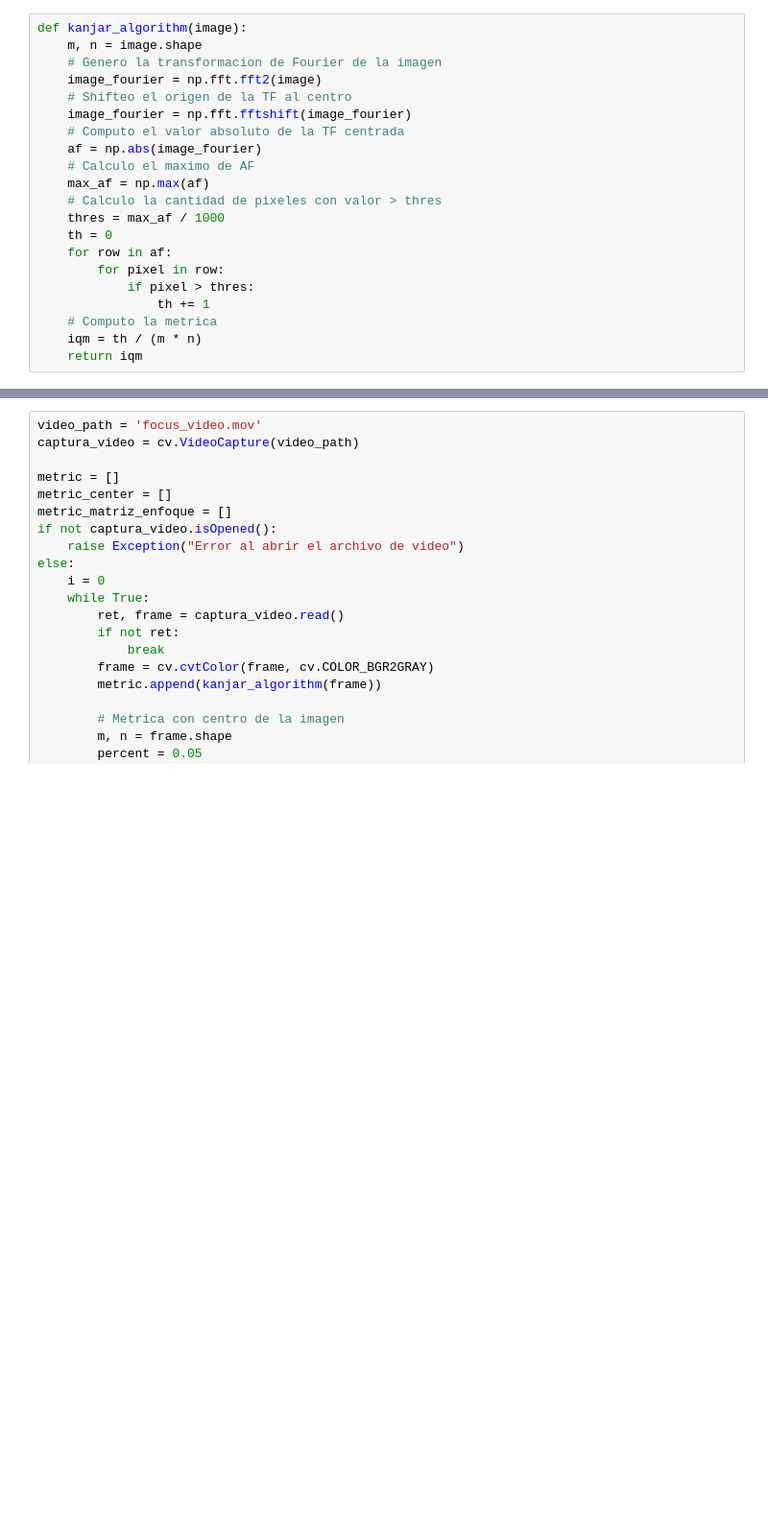
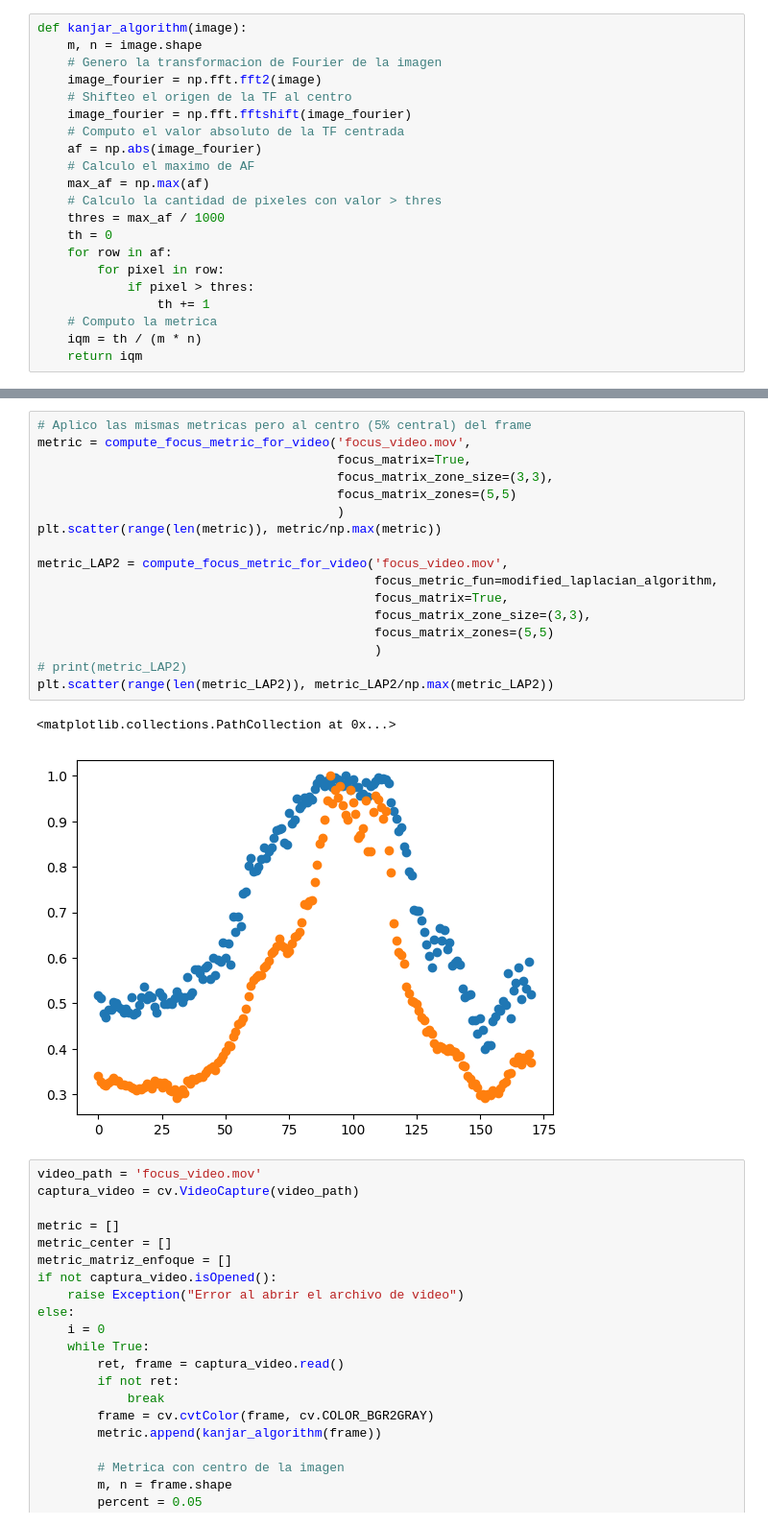
Before and after one commit to jteich99/vision_computadora_i, a Jupyter notebook: TPs/tp2/tp2.ipynb, the cells around one changed output, grey strips where cells are left out. Shown at 96% size. Saved outputs shown, nothing was run; the diff lists cells and outputs as text; blank space fills up the shorter version.

```diff
--- a/TPs/tp2/tp2.ipynb
+++ b/TPs/tp2/tp2.ipynb
@@ -40,3 +123,23 @@ def kanjar_algorithm(image):
+# %%
+# Aplico las mismas metricas pero al centro (5% central) del frame
+metric = compute_focus_metric_for_video('focus_video.mov',
+                                        focus_matrix=True,
+                                        focus_matrix_zone_size=(3,3),
+                                        focus_matrix_zones=(5,5)
+                                        )
+plt.scatter(range(len(metric)), metric/np.max(metric))
+
+metric_LAP2 = compute_focus_metric_for_video('focus_video.mov',
+                                             focus_metric_fun=modified_laplacian_algorithm,
+                                             focus_matrix=True,
+                                             focus_matrix_zone_size=(3,3),
+                                             focus_matrix_zones=(5,5)
+                                             )
+# print(metric_LAP2)
+plt.scatter(range(len(metric_LAP2)), metric_LAP2/np.max(metric_LAP2))
+# %% [output]
+<matplotlib.collections.PathCollection at 0x...>
+[figure, added]
 # %%
 video_path = 'focus_video.mov'
 captura_video = cv.VideoCapture(video_path)
```
Also changed, not shown: parts of 7 cells of this notebook, 2 other files.
